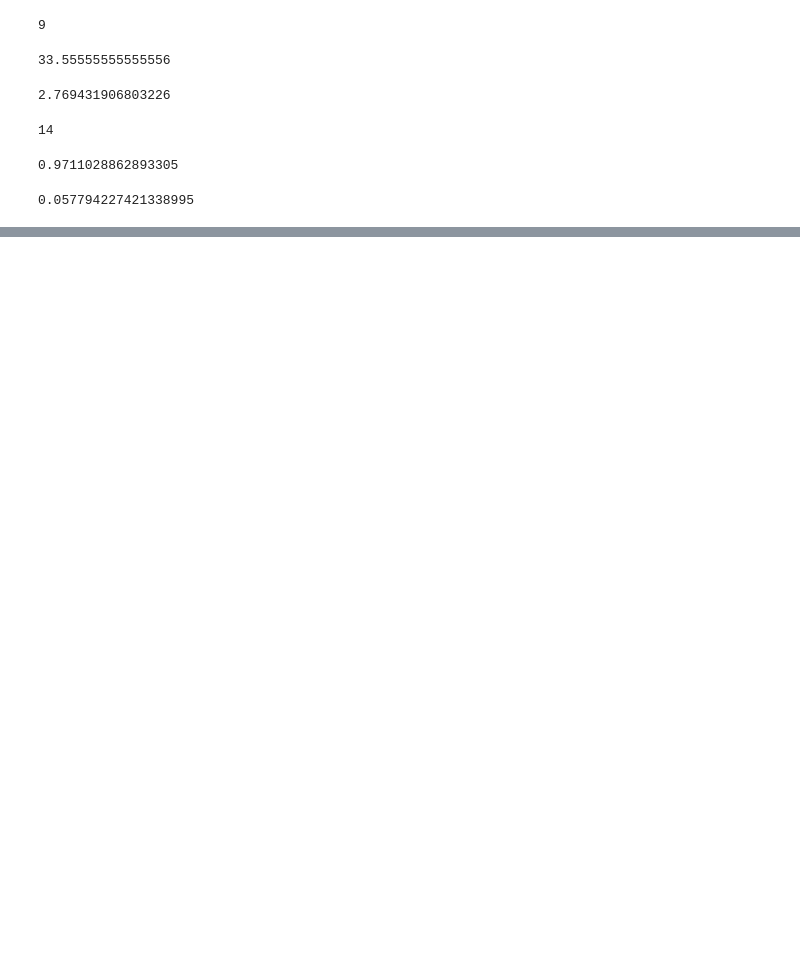
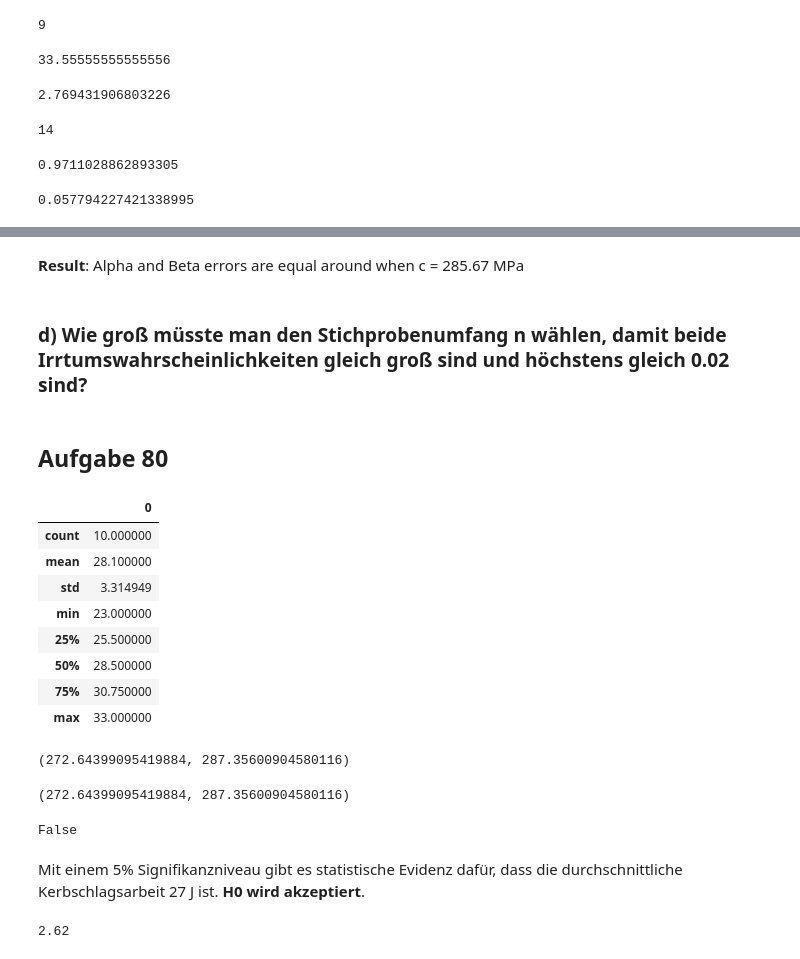
Before and after one commit to yvokeller/probability-calculation, a Jupyter notebook: le4_hypothesis_tests.ipynb, the cells around one changed output, grey strips where cells are left out. Saved outputs shown, nothing was run; the diff lists cells and outputs as text; code cells hidden in the pictures; blank space fills up the shorter version.

Commit message:
extend hypothesis testing

```diff
--- a/le4_hypothesis_tests.ipynb
+++ b/le4_hypothesis_tests.ipynb
@@ -158,0 +268,4 @@ p_value
+# %% [markdown]
+**Result**: Alpha and Beta errors are equal around when c = 285.67 MPa
+# %% [markdown]
+### d) Wie groß müsste man den Stichprobenumfang n wählen, damit beide Irrtumswahrscheinlichkeiten gleich groß sind und höchstens gleich 0.02 sind?
@@ -158,0 +276,40 @@ p_value
+# %% [markdown]
+## Aufgabe 80
+# %%
+sample = [33, 31, 30, 29, 24, 27, 28, 31, 25, 23]
+# %%
+pd.DataFrame(sample).describe()
+# %% [output]
+|  | 0 |
+| count | 10.000000 |
+| mean | 28.100000 |
+| std | 3.314949 |
+| min | 23.000000 |
+| 25% | 25.500000 |
+| 50% | 28.500000 |
+| 75% | 30.750000 |
+| max | 33.000000 |
+# %%
+Z = (np.mean(sample) - 27) / (2 / math.sqrt(10)) # Z score
+Z
+# %% [output]
+(272.64399095419884, 287.35600904580116)
+# %%
+z = 1.96 # z critical value (0.975 in z-table based on a = 0.05 and two-sided testing)
+z
+# %% [output]
+(272.64399095419884, 287.35600904580116)
+# %%
+# With Z-Test:
+# if Z score > z critical value: Reject H0
+Z > z
+# %% [output]
+False
+# %% [markdown]
+Mit einem 5% Signifikanzniveau gibt es statistische Evidenz dafür, dass die durchschnittliche Kerbschlagsarbeit 27 J ist. **H0 wird akzeptiert**.
+# %%
+# With T-Test:
+t = 2.62 # t critical value (t-table based on a = 0.05 two tailed with dof 10 - 1 = 9
+t
+# %% [output]
+2.62
```
Also changed, not shown: parts of 27 cells of this notebook, 1 other file.
